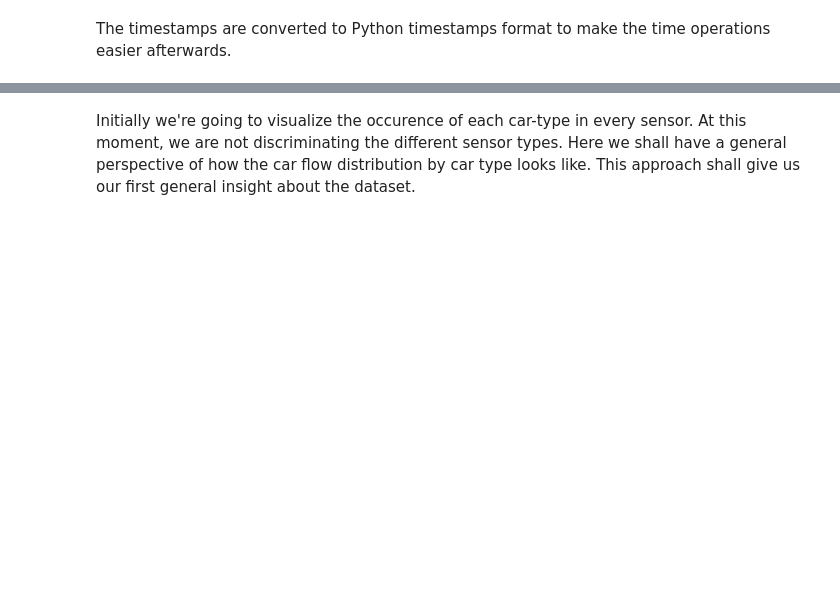
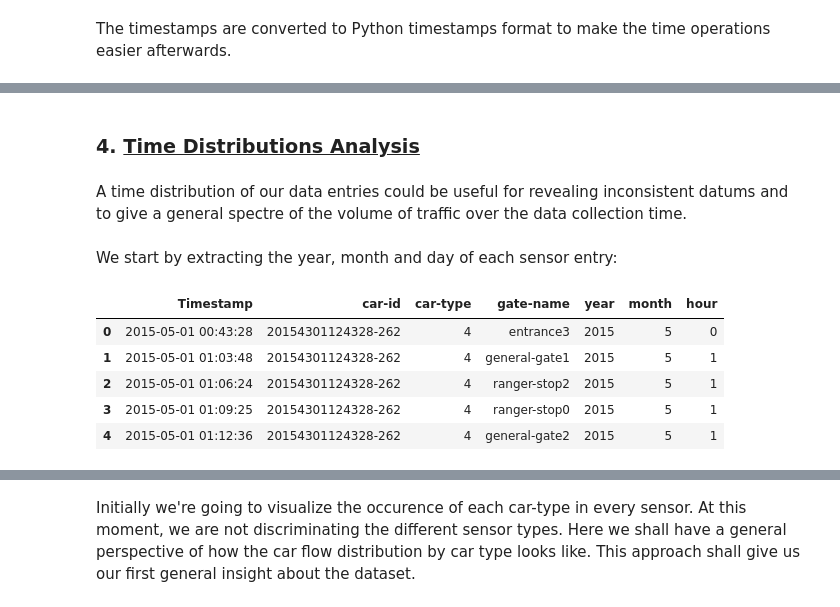
Before and after one commit to dmrib/daytripper, a Jupyter notebook: daytripper/VASTChallenge2017.ipynb, the cells around one changed output, grey strips where cells are left out. Drawn from its saved outputs; the diff is of its cells as text; code cells hidden in the pictures; blank space fills up the shorter version.

```diff
--- a/daytripper/VASTChallenge2017.ipynb
+++ b/daytripper/VASTChallenge2017.ipynb
@@ -80,0 +88,21 @@ raw_dataset = pd.read_csv('../data/Lekagul Sensor Data.csv', parse_dates=["Times
+# %% [markdown]
+<h3>4. <u>Time Distributions Analysis</u></h3>
+# %% [markdown]
+<p>A time distribution of our data entries could be useful for revealing inconsistent datums and to give a general spectre of the volume of traffic over the data collection time.</p>
+# %% [markdown]
+We start by extracting the year, month and day of each sensor entry:
+# %%
+time_data = raw_dataset
+
+time_data['year'] = pd.DatetimeIndex(raw_dataset['Timestamp']).year
+time_data['month'] = pd.DatetimeIndex(raw_dataset['Timestamp']).month
+time_data['hour'] = pd.DatetimeIndex(raw_dataset['Timestamp']).hour
+
+time_data.head()
+# %% [output]
+|  | Timestamp | car-id | car-type | gate-name | year | month | hour |
+| 0 | 2015-05-01 00:43:28 | 20154301124328-262 | 4 | entrance3 | 2015 | 5 | 0 |
+| 1 | 2015-05-01 01:03:48 | 20154301124328-262 | 4 | general-gate1 | 2015 | 5 | 1 |
+| 2 | 2015-05-01 01:06:24 | 20154301124328-262 | 4 | ranger-stop2 | 2015 | 5 | 1 |
+| 3 | 2015-05-01 01:09:25 | 20154301124328-262 | 4 | ranger-stop0 | 2015 | 5 | 1 |
+| 4 | 2015-05-01 01:12:36 | 20154301124328-262 | 4 | general-gate2 | 2015 | 5 | 1 |
```
Also changed, not shown: parts of 11 cells of this notebook.
